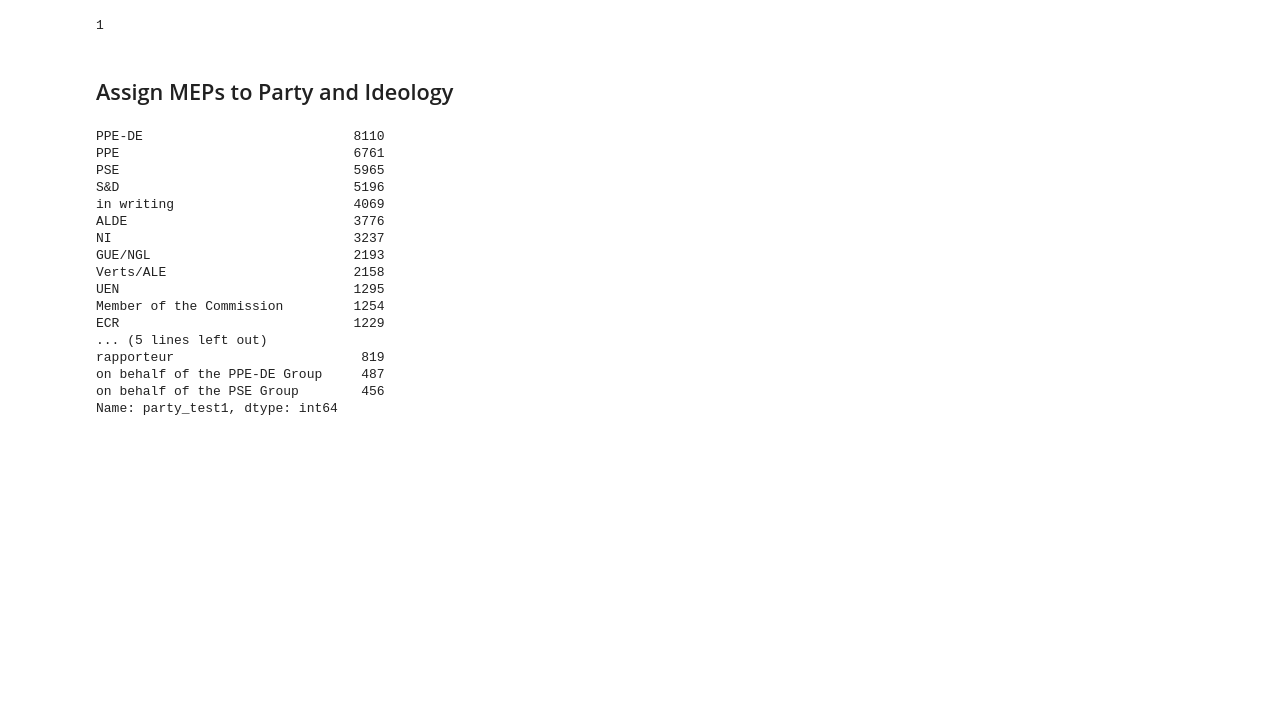
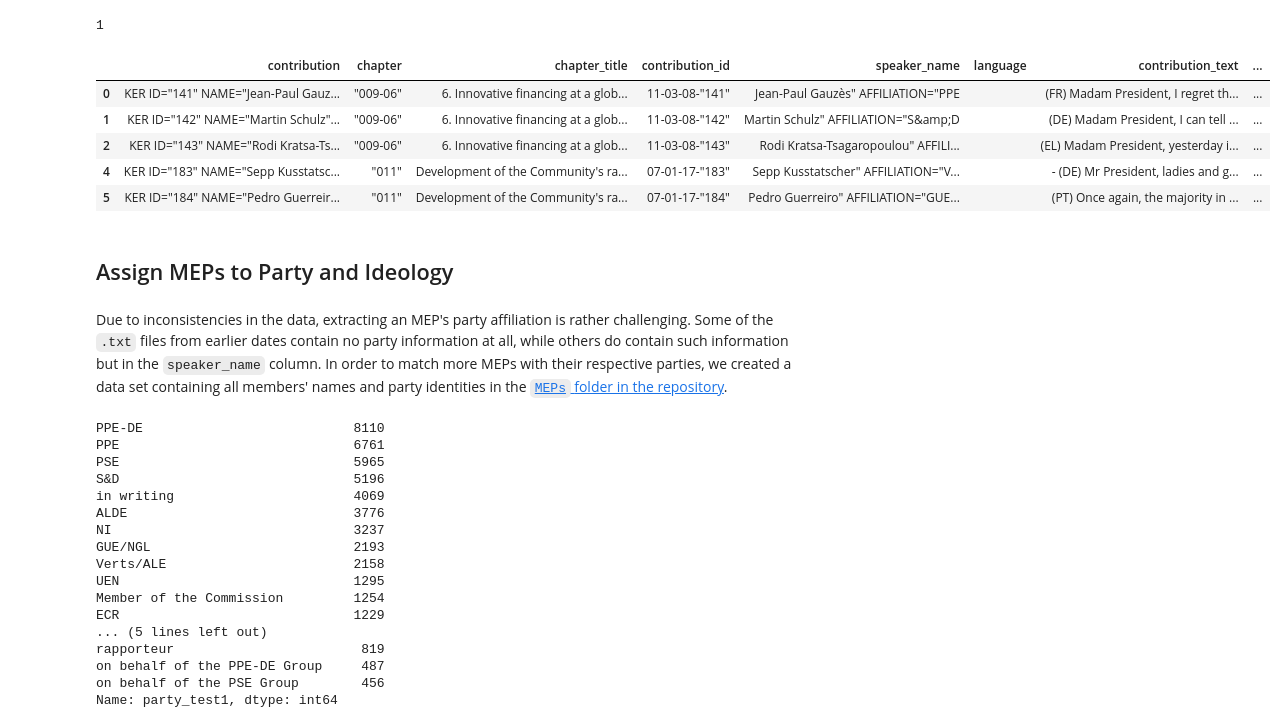
Before and after one commit to konratp/detecting-far-right-talking-points, a Jupyter notebook: data_cleaning/loading_full_data_kp.ipynb, the cells around one changed output. Saved outputs shown, nothing was run; the diff lists cells and outputs as text; code cells hidden in the pictures; blank space fills up the shorter version.

Commit message:
added context and explanations to data_cleaning notebook, changed names of MEPs subdirectory for more uniform repo names

```diff
--- a/data_cleaning/loading_full_data_kp.ipynb
+++ b/data_cleaning/loading_full_data_kp.ipynb
@@ -204,8 +197,19 @@ data["speaker_name_lower"] = data["speaker_name_lower"].apply(clean_speaker_name
 for index in data.index:
     if data.at[index, 'speaker_name_lower'] == ',':
         data.at[index, 'speaker_name_lower'] = data.at[index, 'speaker_name_lower'].replace(',', '')
+# %%
+data.head()
+# %% [output]
+|  | contribution | chapter | chapter_title | contribution_id | speaker_name | language | contribution_text | ... |
+| 0 | KER ID="141" NAME="Jean-Paul Gauz... | "009-06" | 6. Innovative financing at a glob... | 11-03-08-"141" | Jean-Paul Gauzès" AFFILIATION="PPE |  | (FR) Madam President, I regret th... | ... |
+| 1 | KER ID="142" NAME="Martin Schulz"... | "009-06" | 6. Innovative financing at a glob... | 11-03-08-"142" | Martin Schulz" AFFILIATION="S&amp;D |  | (DE) Madam President, I can tell ... | ... |
+| 2 | KER ID="143" NAME="Rodi Kratsa-Ts... | "009-06" | 6. Innovative financing at a glob... | 11-03-08-"143" | Rodi Kratsa-Tsagaropoulou" AFFILI... |  | (EL) Madam President, yesterday i... | ... |
+| 4 | KER ID="183" NAME="Sepp Kusstatsc... | "011" | Development of the Community's ra... | 07-01-17-"183" | Sepp Kusstatscher" AFFILIATION="V... |  | - (DE) Mr President, ladies and g... | ... |
+| 5 | KER ID="184" NAME="Pedro Guerreir... | "011" | Development of the Community's ra... | 07-01-17-"184" | Pedro Guerreiro" AFFILIATION="GUE... |  | (PT) Once again, the majority in ... | ... |
 # %% [markdown]
 ## Assign MEPs to Party and Ideology
+# %% [markdown]
+Due to inconsistencies in the data, extracting an MEP's party affiliation is rather challenging. Some of the `.txt` files from earlier dates contain no party information at all, while others do contain such information but in the `speaker_name` column. In order to match more MEPs with their respective parties, we created a data set containing all members' names and party identities in the [`MEPs` folder in the repository](../MEPS).
 # %%
 #load mep dataset
 mep = pd.read_csv("/Users/konratpekkip/Downloads/MEP_dataframe.csv")
```
Also changed, not shown: parts of 2 cells of this notebook.
